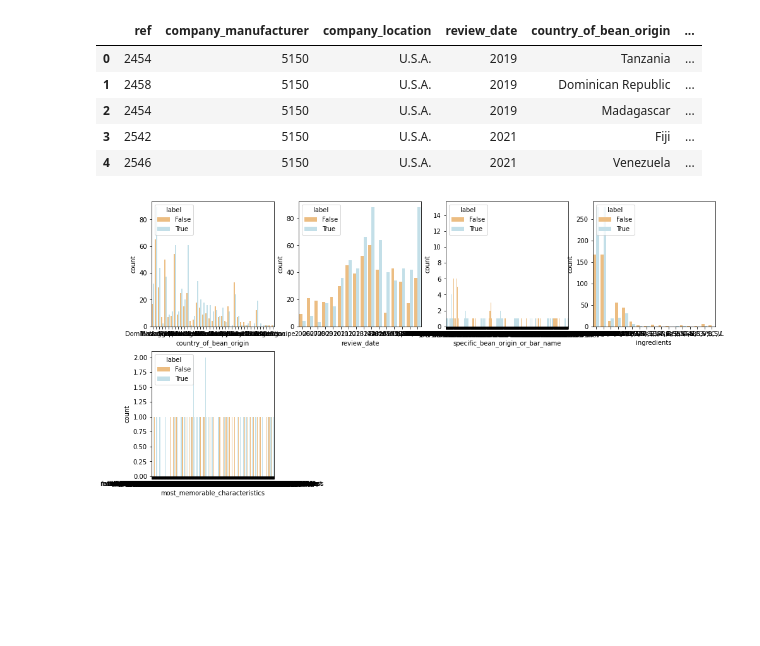
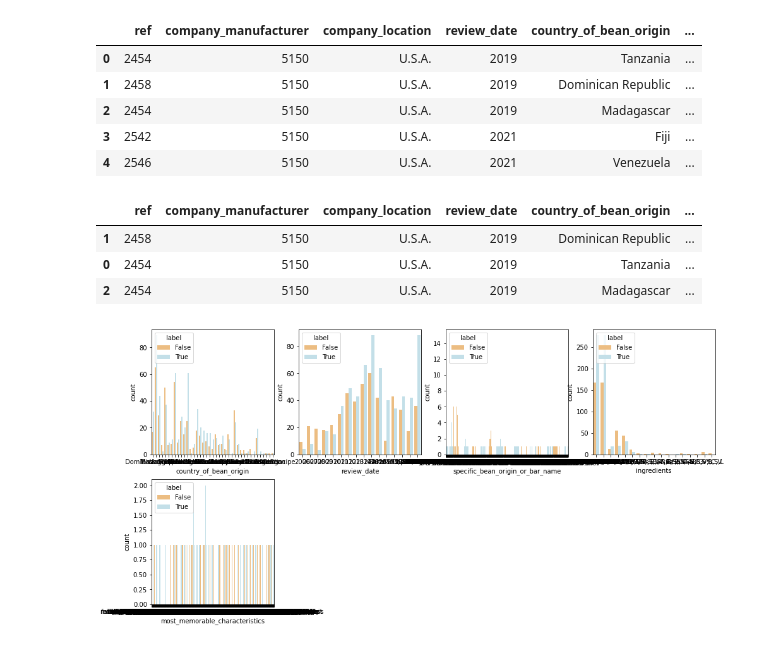
Before and after one commit to flyin01/tidy_tuesday, a Jupyter notebook: ml_pipeline.ipynb, the cells around one changed output. Saved outputs shown, nothing was run; the diff lists cells and outputs as text; code cells hidden in the pictures; blank space fills up the shorter version.

```diff
--- a/ml_pipeline.ipynb
+++ b/ml_pipeline.ipynb
@@ -189,6 +189,17 @@ df_us.head()
 | 2 | 2454 | 5150 | U.S.A. | 2019 | Madagascar | ... |
 | 3 | 2542 | 5150 | U.S.A. | 2021 | Fiji | ... |
 | 4 | 2546 | 5150 | U.S.A. | 2021 | Venezuela | ... |
+# %%
+# pipe operations r-style
+df[(df["company_location"] == 'U.S.A.') & \
+   (df['review_date'] == 2019) & \
+   (df['cocoa_percent'] == 76.0)
+   ].sort_values('ref', ascending=False)
+# %% [output]
+|  | ref | company_manufacturer | company_location | review_date | country_of_bean_origin | ... |
+| 1 | 2458 | 5150 | U.S.A. | 2019 | Dominican Republic | ... |
+| 0 | 2454 | 5150 | U.S.A. | 2019 | Tanzania | ... |
+| 2 | 2454 | 5150 | U.S.A. | 2019 | Madagascar | ... |
 # %%
 cat_list = ["country_of_bean_origin","review_date","specific_bean_origin_or_bar_name","ingredients","most_memorable_characteristics"]
 fig = plt.figure(figsize=(16,8))
```
Also changed, not shown: parts of 8 cells of this notebook.
